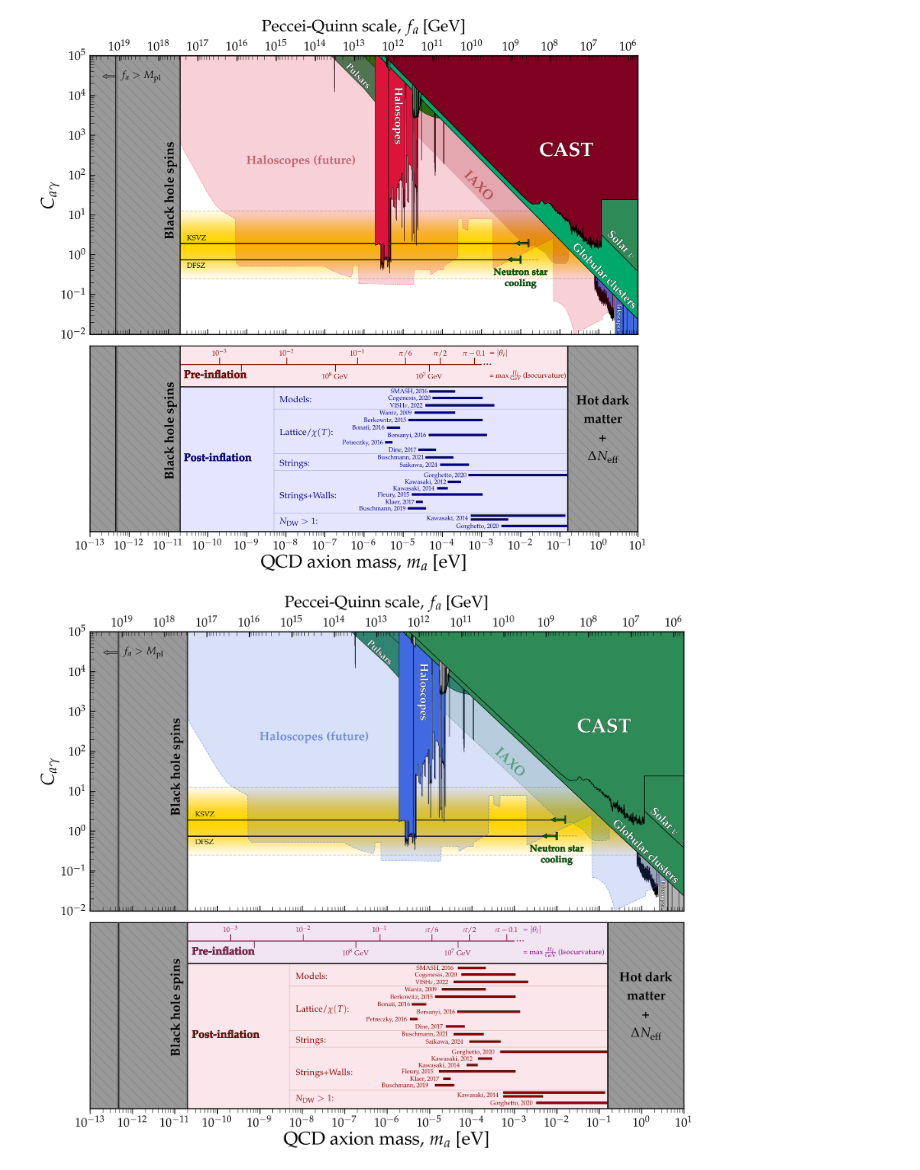
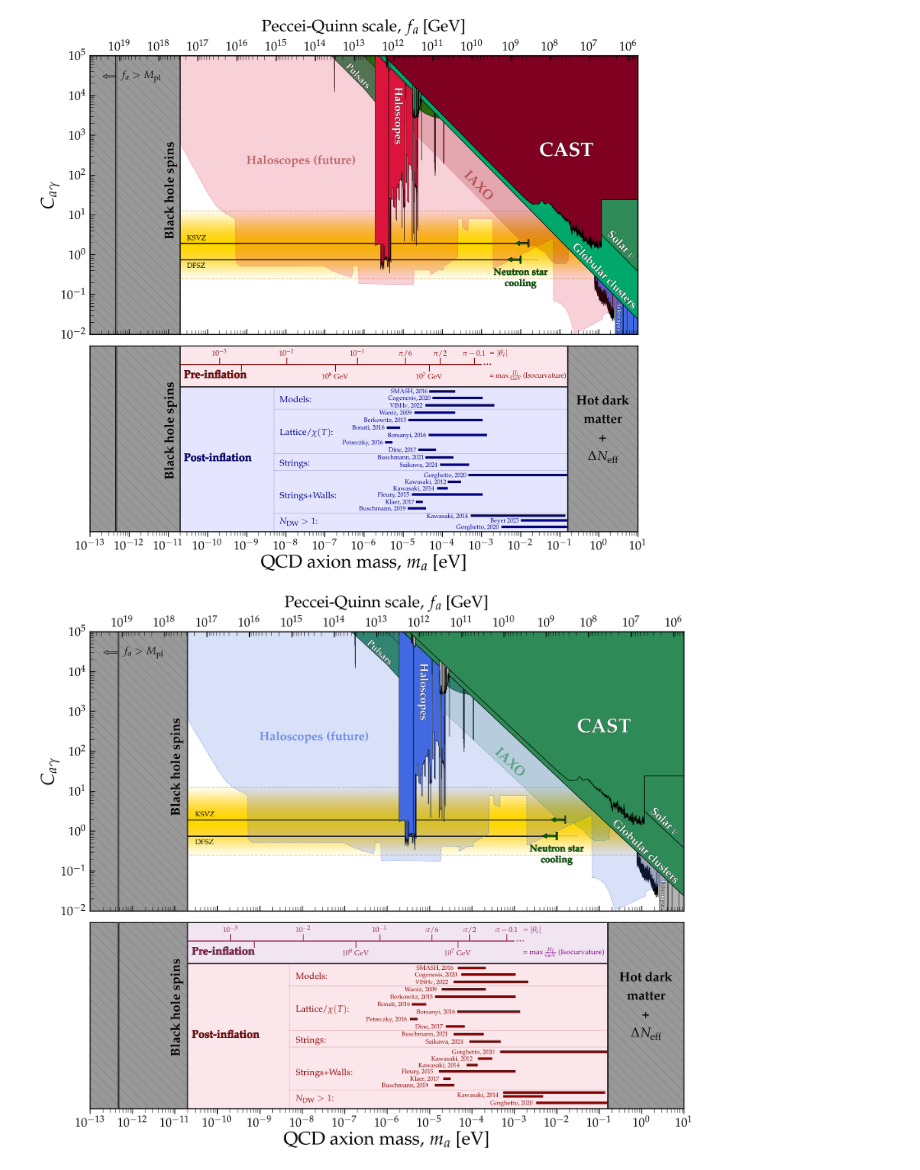
Before and after one commit to cajohare/AxionLimits, a Jupyter notebook: AxionMass.ipynb, the cells around one changed output. Drawn from its saved outputs; the diff is of its cells as text; code cells hidden in the pictures.

```diff
--- a/AxionMass.ipynb
+++ b/AxionMass.ipynb
@@ -279,37 +279,37 @@ PlotTheoryMass(ax2,'Dine17',0.44,color=col2,text_pos=[4.3e-6,0.44-ycorr],label="
 
 ax2.plot([mdiv,m_max],0.42*ones((2)),zorder=-1000,color='darkblue',alpha=0.2)
 
 # Strings
 PlotTheoryMass(ax2,'Buschmann21',0.4,color=col3,text_pos=[2.2e-6,0.4-ycorr],label="Buschmann, 2021")
 PlotTheoryMass(ax2,'Saikawa24',0.36,color=col3,text_pos=[8.2e-6,0.36-ycorr],label="Saikawa, 2024")
 
 # PlotTheoryMass(ax2,'Gorghetto20',0.4,color=col3,text_pos=[3.4e-5,0.4-ycorr],label="Gorghetto, 2020")
 # PlotTheoryMass(ax2,'Buschmann21',0.36,color=col3,text_pos=[2.2e-6,0.36-ycorr],label="Buschmann, 2021")
 # PlotTheoryMass(ax2,'Saikawa24',0.32,color=col3,text_pos=[8.2e-6,0.32-ycorr],label="Saikawa, 2024")
 
 ax2.plot([mdiv,m_max],0.329*ones((2)),zorder=-1000,color='darkblue',alpha=0.2)
 
 # Strings+Walls
 PlotTheoryMass(ax2,'Gorghetto20',0.305,color=col3,text_pos=[3.4e-5,0.305-ycorr],label="Gorghetto, 2020")
 PlotTheoryMass(ax2,'Kawasaki12',0.267,color=col4,text_pos=[1.1e-5,0.267-ycorr],label="Kawasaki, 2012")
 PlotTheoryMass(ax2,'Kawasaki14',0.233,color=col4,text_pos=[0.55e-5,0.233-ycorr],label="Kawasaki, 2014")
 PlotTheoryMass(ax2,'Fleury15',0.20,color=col4,text_pos=[0.22e-5,0.20-ycorr],label="Fleury, 2015")
 PlotTheoryMass(ax2,'Klaer17',0.16,color=col4,text_pos=[0.35e-5,0.16-ycorr],label="Klaer, 2017")
 PlotTheoryMass(ax2,'Buschmann20',0.125,color=col4,text_pos=[0.075e-5,0.125-ycorr],label="Buschmann, 2019")
 
 ax2.plot([mdiv,m_max],0.10*ones((2)),zorder=-1000,color='darkblue',alpha=0.2)
 
-PlotTheoryMass(ax2,'SaikawaDW_6_9',0.085,color=col5,text_pos=[4e-5,0.073-ycorr],label="Kawasaki, 2014")
-PlotTheoryMass(ax2,'SaikawaDW_6_10',0.065,color=col5,text_pos=[12e-4,0.08])#,label=r"Saikawa")
-PlotTheoryMass(ax2,'GorghettoDW_6',0.03,color=col5,text_pos=[23e-5,0.03-ycorr],label="Gorghetto, 2020",zorder=-1)
+PlotTheoryMass(ax2,'SaikawaDW_6_9',0.085,color=col5,text_pos=[4e-5,0.084-ycorr],label="Kawasaki, 2014")
+PlotTheoryMass(ax2,'Beyer23',0.060,color=col5,text_pos=[17e-4,0.060-ycorr],label=r"Beyer 2023")
+PlotTheoryMass(ax2,'GorghettoDW_6',0.026,color=col5,text_pos=[23e-5,0.026-ycorr],label="Gorghetto, 2020",zorder=-1)
 
 
 
 ax2.text(0.8e-11,0.3,r'{\bf Black hole spins}',fontsize=32,rotation=90)
 
 MySaveFig(fig,'AxionMass')
 # %% [output]
-[figure, old version]
+[figure, new version]
 # %%
 Astro = 'seagreen'
 AstroDM = [0.7,0.7,0.7]
```
Also changed, not shown: parts of 1 cell of this notebook, 11 other files.
